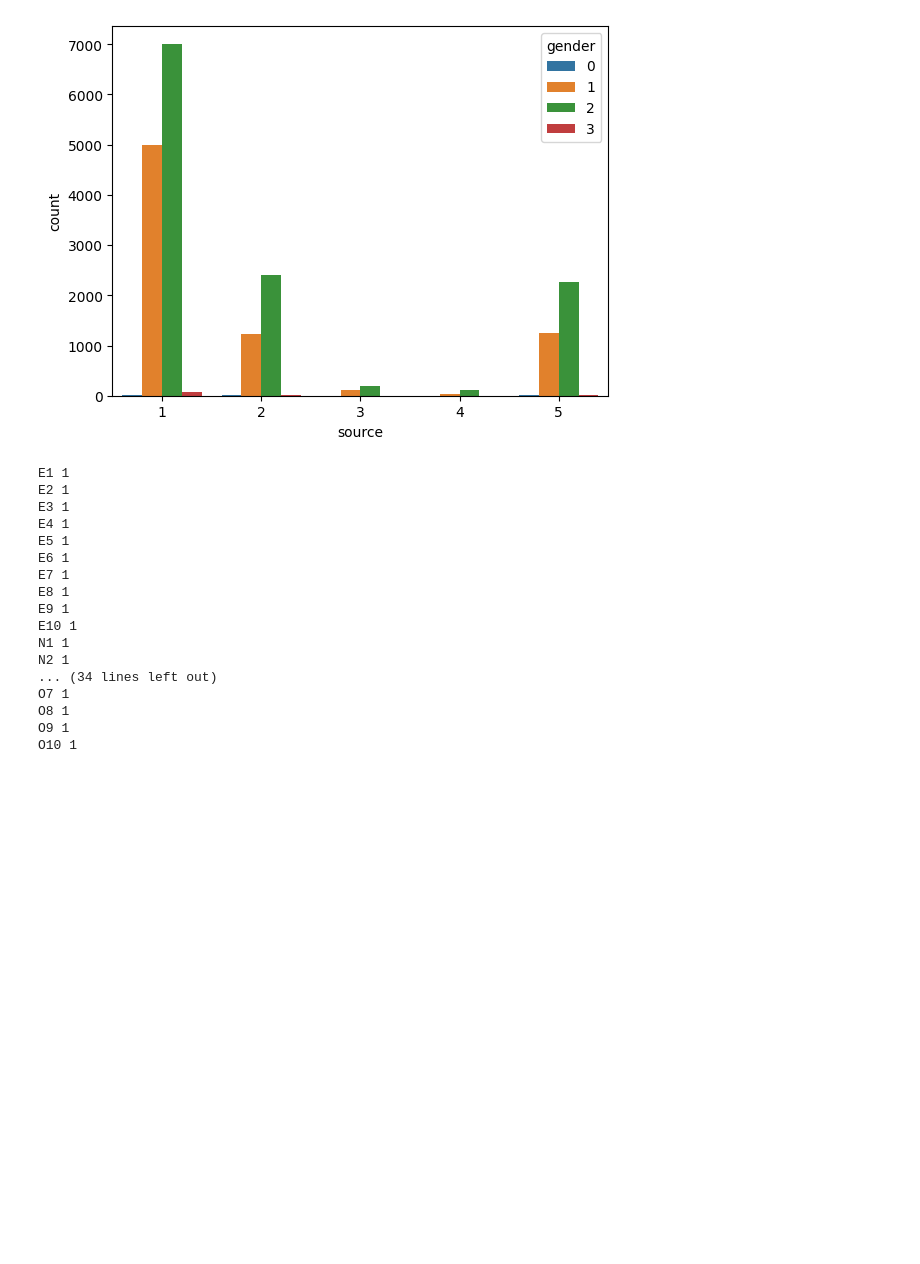
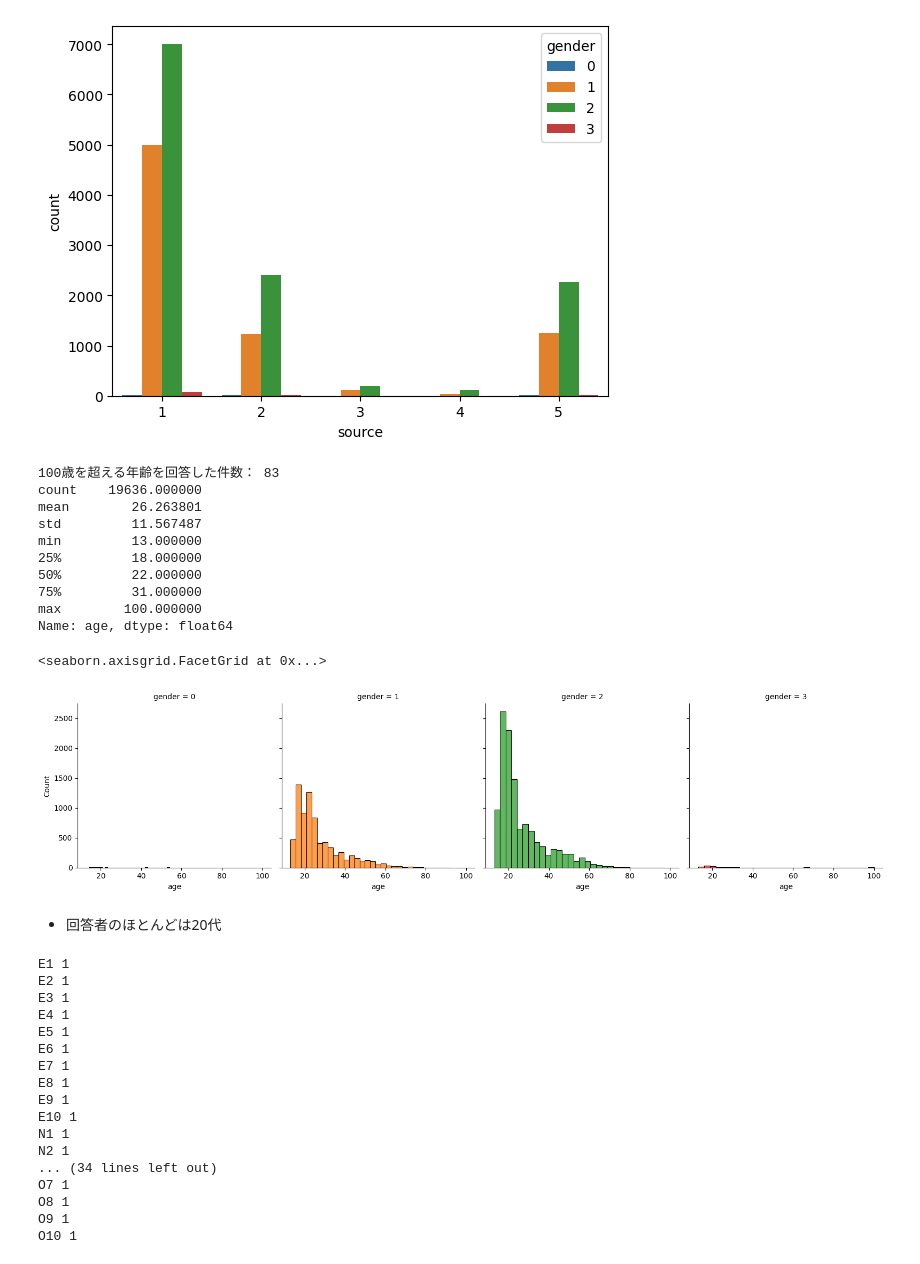
Before and after one commit to kero2no1/data_analytics, a Jupyter notebook: Data_analytics_outcome.ipynb, the cells around one changed output. Saved outputs shown, nothing was run; the diff lists cells and outputs as text; code cells hidden in the pictures; blank space fills up the shorter version.

```diff
--- a/Data_analytics_outcome.ipynb
+++ b/Data_analytics_outcome.ipynb
@@ -116,6 +143,33 @@ sns.countplot(x="source", hue="gender",data=raw_df)
 # %% [output]
 <Axes: xlabel='source', ylabel='count'>
 [figure]
+# %%
+# ageについて可視化
+print("100歳を超える年齢を回答した件数：",(raw_df["age"] > 100).sum())
+
+# 100歳以下のみのデータの分布を確認
+age_df = raw_df[raw_df["age"]<=100]
+print(age_df["age"].describe())   # 統計量の再確認
+print()
+fig = sns.FacetGrid(age_df, col="gender", hue="gender", height=4)
+fig.map(sns.histplot, "age", bins=30, kde=False)
+# %% [output]
+100歳を超える年齢を回答した件数： 83
+count    19636.000000
+mean        26.263801
+std         11.567487
+min         13.000000
+25%         18.000000
+50%         22.000000
+75%         31.000000
+max        100.000000
+Name: age, dtype: float64
+<seaborn.axisgrid.FacetGrid at 0x...>
+[figure, added]
+# %% [markdown]
+
+
+*   回答者のほとんどは20代
 # %%
 # 診断項目(回答は1～5で、0はミス)
 # 0があるかチェック
```
Also changed, not shown: parts of 17 cells of this notebook.
